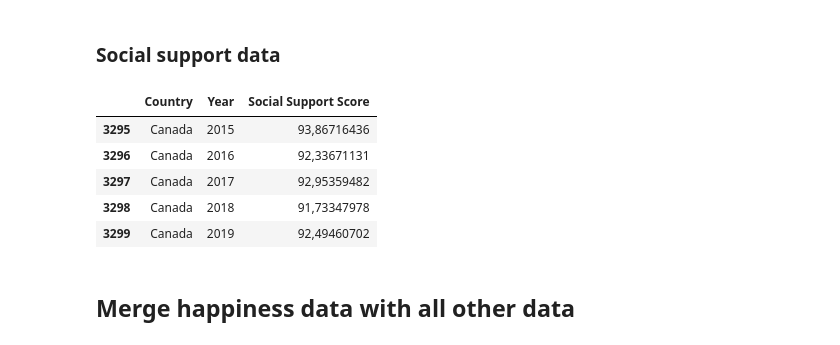
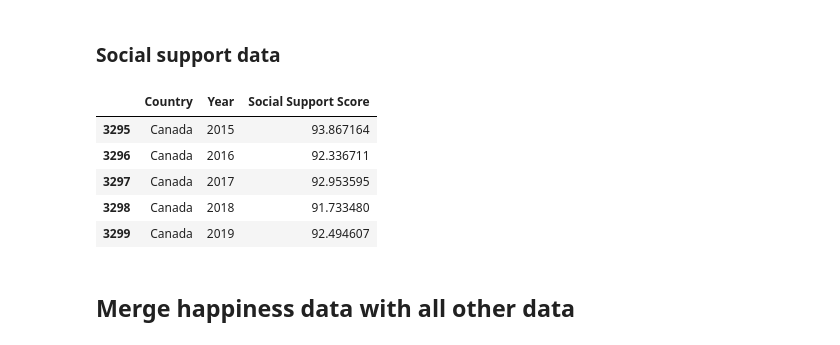
Before and after one commit to thirdcoffee/predicting-world-happiness, a Jupyter notebook: notebooks/predictor.ipynb, the cells around one changed output. Saved outputs shown, nothing was run; the diff lists cells and outputs as text; code cells hidden in the pictures.

```diff
--- a/notebooks/predictor.ipynb
+++ b/notebooks/predictor.ipynb
@@ -421,33 +432,33 @@ cpi_df.loc[cpi_df['Corruption Perception Index'].isna()]
 # %% [markdown]
 ### Social support data
 # %%
-ss_df = pd.read_csv('../data/social-support.csv', sep=';')
+ss_df = pd.read_csv('../data/social-support.csv', sep=';', decimal=',')
 
 # Filter to Total
 ss_df = ss_df[ss_df['SUBJECT'] == 'TOT']
 
 # Drop unnecessary columns
 ss_df.drop(columns=['INDICATOR','SUBJECT','MEASURE'], inplace=True)
 
 # Rename columns to match other frames
 ss_df.rename(columns={'LOCATION':'Country',
                       'TIME': 'Year',
                       'Value': 'Social Support Score'}, inplace=True)
 
 # Filter to 2015-2021
 ss_df = ss_df.loc[ss_df['Year'].isin(range(start_year, end_year+1))]
 
 # Filter to country set
 ss_df = ss_df[ss_df['Country'].isin(country_set)]
 
 ss_df.head()
 # %% [output]
 |  | Country | Year | Social Support Score |
-| 3295 | Canada | 2015 | 93,86716436 |
-| 3296 | Canada | 2016 | 92,33671131 |
-| 3297 | Canada | 2017 | 92,95359482 |
-| 3298 | Canada | 2018 | 91,73347978 |
-| 3299 | Canada | 2019 | 92,49460702 |
+| 3295 | Canada | 2015 | 93.867164 |
+| 3296 | Canada | 2016 | 92.336711 |
+| 3297 | Canada | 2017 | 92.953595 |
+| 3298 | Canada | 2018 | 91.733480 |
+| 3299 | Canada | 2019 | 92.494607 |
 # %% [markdown]
 ## Merge happiness data with all other data
 # %%
```
Also changed, not shown: parts of 10 cells of this notebook, 2 other files.
